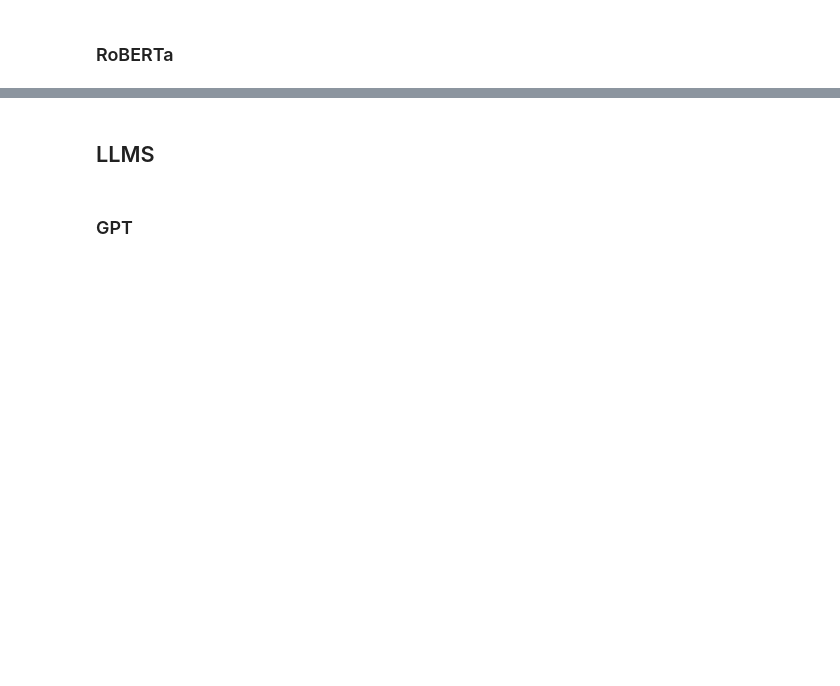
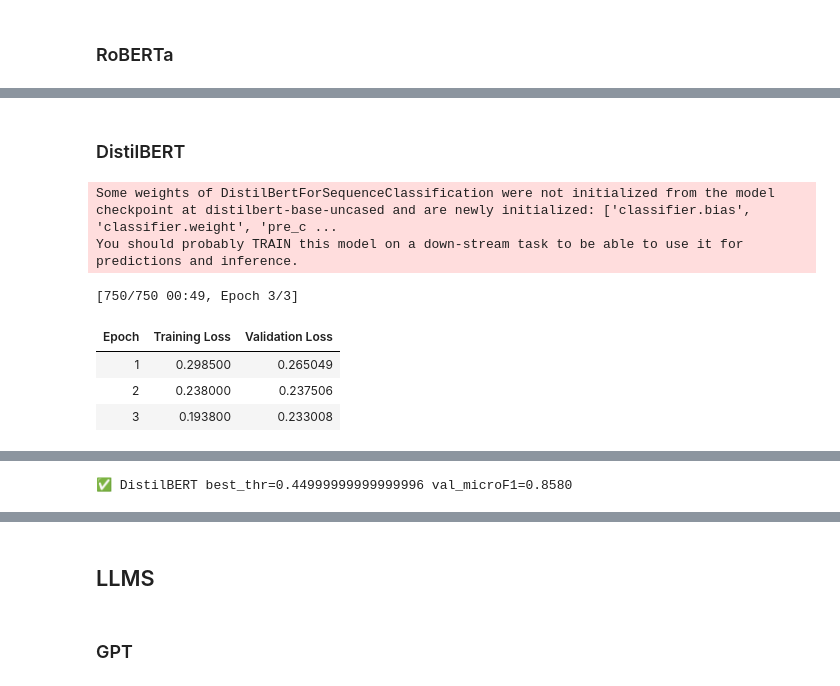
Before and after one commit to ShirleneRose/TriggerWarnings, a Jupyter notebook: jupyter-notebooks/model_evaluations.ipynb, the cells around one changed output, grey strips where cells are left out. Saved outputs shown, nothing was run; the diff lists cells and outputs as text; code cells hidden in the pictures; blank space fills up the shorter version.

```diff
--- a/jupyter-notebooks/model_evaluations.ipynb
+++ b/jupyter-notebooks/model_evaluations.ipynb
@@ -441,0 +524,48 @@ tokenizer_bert.save_pretrained(str(model_dir_bert / "final_model"))
+# %% [markdown]
+### DistilBERT
+# %%
+MODEL_NAME_DISTIL = "distilbert-base-uncased"
+MODEL_KEY_DISTIL  = "distilbert-base-uncased"
+
+tokenizer_distil = AutoTokenizer.from_pretrained(MODEL_NAME_DISTIL, use_fast=True)
+
+ds_tr_distil  = tokenize_dataset(build_ds(X_tr,  Y_tr), tokenizer_distil, max_length=256, has_labels=True)
+ds_val_distil = tokenize_dataset(build_ds(X_val, Y_val), tokenizer_distil, max_length=256, has_labels=True)
+
+distil_model = AutoModelForSequenceClassification.from_pretrained(
+    MODEL_NAME_DISTIL,
+    num_labels=len(CANON_LABELS),
+    problem_type="multi_label_classification"
+)
+
+args_distil = TrainingArguments(
+    output_dir=str(OUT_DIR / MODEL_KEY_DISTIL / "ckpt"),
+    eval_strategy="epoch",
+    save_strategy="epoch",
+    load_best_model_at_end=True,
+    metric_for_best_model="eval_loss",
+    num_train_epochs=3,
+    per_device_train_batch_size=16,   # DistilBERT is lighter
+    per_device_eval_batch_size=16,
+    learning_rate=3e-5,
+    weight_decay=0.01,
+    logging_steps=50,
+    report_to="none",
+    fp16=torch.cuda.is_available(),
+    seed=42
+)
+
+trainer_distil = Trainer(model=distil_model, args=args_distil, train_dataset=ds_tr_distil, eval_dataset=ds_val_distil)
+trainer_distil.train()
+
+val_logits_distil = trainer_distil.predict(ds_val_distil).predictions
+best_thr_distil, best_micro_distil = tune_threshold(val_logits_distil, Y_val)
+print(f"✅ DistilBERT best_thr={best_thr_distil} val_microF1={best_micro_distil:.4f}")
+# %% [output]
+Some weights of DistilBertForSequenceClassification were not initialized from the model checkpoint at distilbert-base-uncased and are newly initialized: ['classifier.bias', 'classifier.weight', 'pre_c ...
+You should probably TRAIN this model on a down-stream task to be able to use it for predictions and inference.
+[750/750 00:49, Epoch 3/3]
+| Epoch | Training Loss | Validation Loss |
+| 1 | 0.298500 | 0.265049 |
+| 2 | 0.238000 | 0.237506 |
+| 3 | 0.193800 | 0.233008 |
@@ -441,0 +573 @@ tokenizer_bert.save_pretrained(str(model_dir_bert / "final_model"))
+✅ DistilBERT best_thr=0.44999999999999996 val_microF1=0.8580
```
Also changed, not shown: parts of 15 cells of this notebook, 1 other file.
